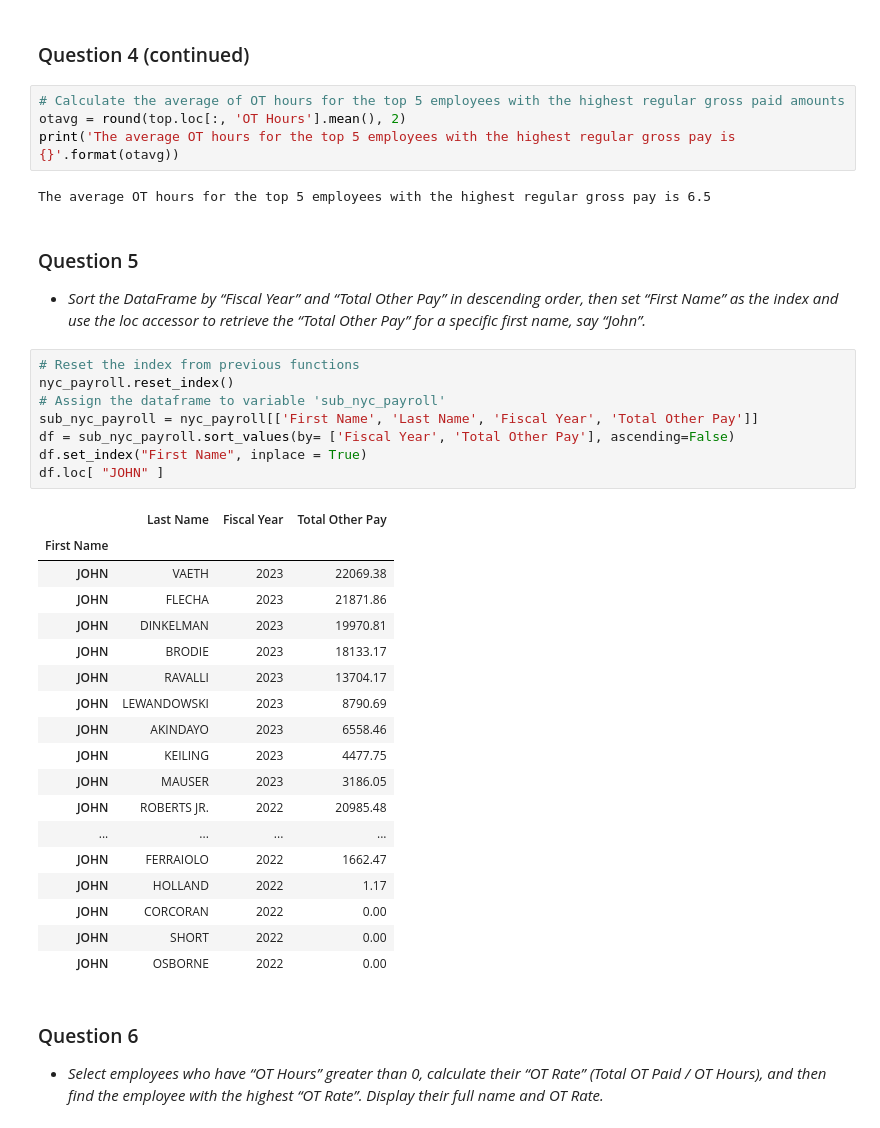
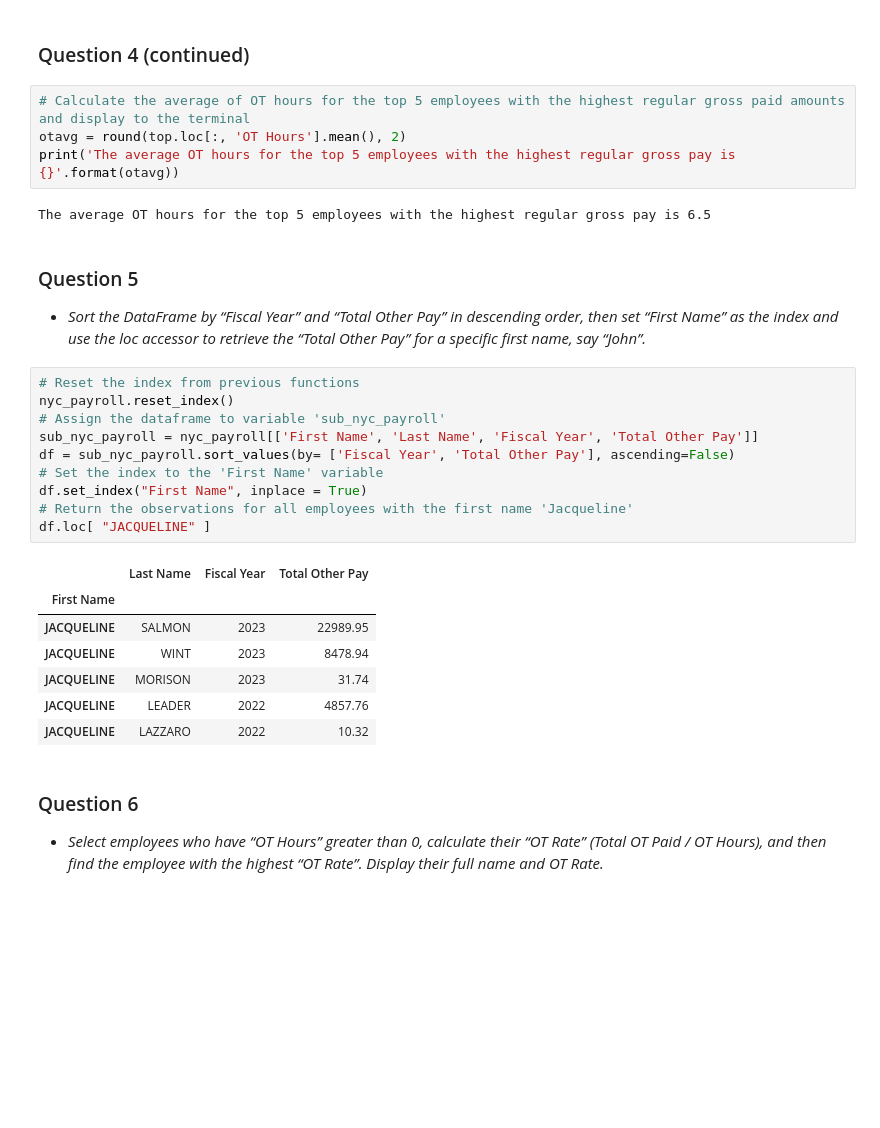
Before and after one commit to brianstoner/Data-Prep-and-Mgmt, a Jupyter notebook: danl_m1_hw3_Stoner_Brian.ipynb, the cells around one changed output. Cells and saved outputs as stored; diff of their text form; blank space fills up the shorter version.

```diff
--- a/danl_m1_hw3_Stoner_Brian.ipynb
+++ b/danl_m1_hw3_Stoner_Brian.ipynb
@@ -82,7 +96,7 @@ top
 # %% [markdown]
 ### Question 4 (continued)
 # %%
-# Calculate the average of OT hours for the top 5 employees with the highest regular gross paid amounts
+# Calculate the average of OT hours for the top 5 employees with the highest regular gross paid amounts and display to the terminal
 otavg = round(top.loc[:, 'OT Hours'].mean(), 2)
 print('The average OT hours for the top 5 employees with the highest regular gross pay is {}'.format(otavg))
 # %% [output]
@@ -93,30 +107,21 @@ The average OT hours for the top 5 employees with the highest regular gross pay
 # %%
 # Reset the index from previous functions
 nyc_payroll.reset_index()
 # Assign the dataframe to variable 'sub_nyc_payroll'
 sub_nyc_payroll = nyc_payroll[['First Name', 'Last Name', 'Fiscal Year', 'Total Other Pay']]
 df = sub_nyc_payroll.sort_values(by= ['Fiscal Year', 'Total Other Pay'], ascending=False)
+# Set the index to the 'First Name' variable
 df.set_index("First Name", inplace = True)
-df.loc[ "JOHN" ]
+# Return the observations for all employees with the first name 'Jacqueline'
+df.loc[ "JACQUELINE" ]
 # %% [output]
 |  | Last Name | Fiscal Year | Total Other Pay |
 | First Name |  |  |  |
-| JOHN | VAETH | 2023 | 22069.38 |
-| JOHN | FLECHA | 2023 | 21871.86 |
-| JOHN | DINKELMAN | 2023 | 19970.81 |
-| JOHN | BRODIE | 2023 | 18133.17 |
-| JOHN | RAVALLI | 2023 | 13704.17 |
-| JOHN | LEWANDOWSKI | 2023 | 8790.69 |
-| JOHN | AKINDAYO | 2023 | 6558.46 |
-| JOHN | KEILING | 2023 | 4477.75 |
-| JOHN | MAUSER | 2023 | 3186.05 |
-| JOHN | ROBERTS JR. | 2022 | 20985.48 |
-| ... | ... | ... | ... |
-| JOHN | FERRAIOLO | 2022 | 1662.47 |
-| JOHN | HOLLAND | 2022 | 1.17 |
-| JOHN | CORCORAN | 2022 | 0.00 |
-| JOHN | SHORT | 2022 | 0.00 |
-| JOHN | OSBORNE | 2022 | 0.00 |
+| JACQUELINE | SALMON | 2023 | 22989.95 |
+| JACQUELINE | WINT | 2023 | 8478.94 |
+| JACQUELINE | MORISON | 2023 | 31.74 |
+| JACQUELINE | LEADER | 2022 | 4857.76 |
+| JACQUELINE | LAZZARO | 2022 | 10.32 |
 # %% [markdown]
 ### Question 6
 - *Select employees who have “OT Hours” greater than 0, calculate their “OT Rate” (Total OT Paid / OT Hours), and then find the employee with the highest “OT Rate”. Display their full name and OT Rate.*
```
Also changed, not shown: parts of 5 cells of this notebook.
